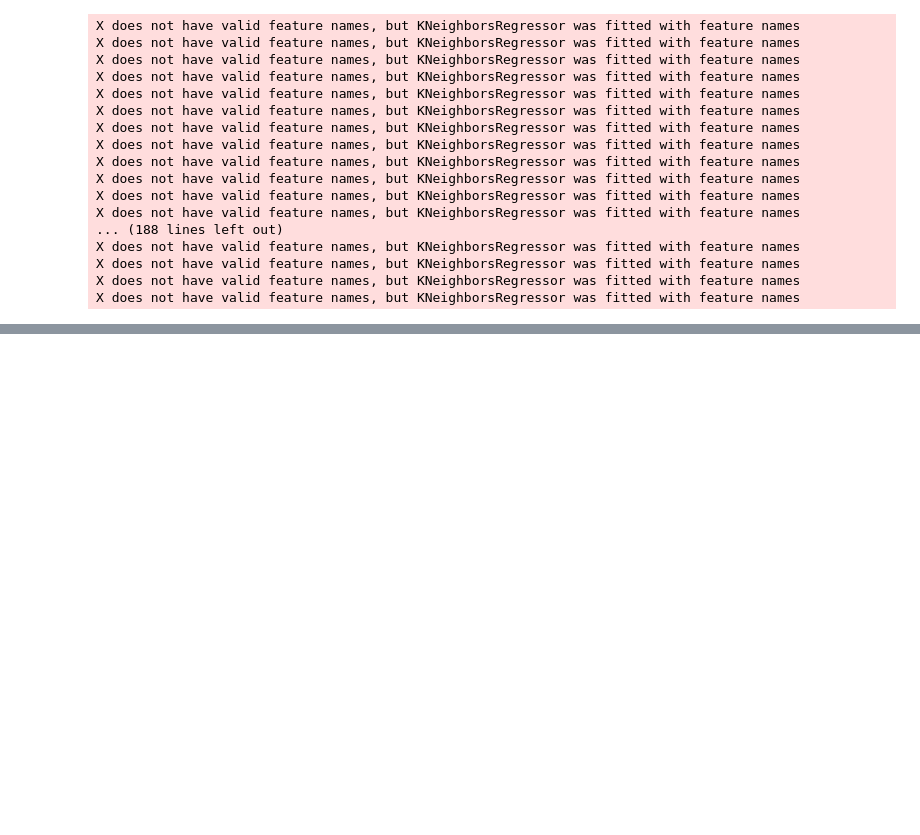
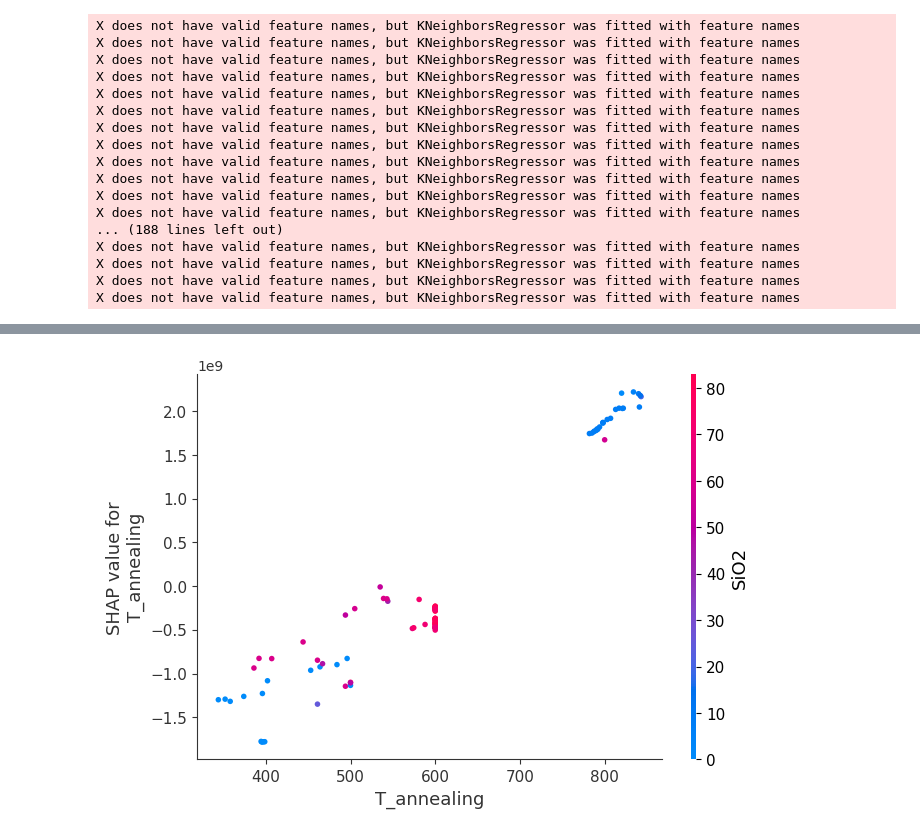
Before and after one commit to sahuboi/hardness-prediction-using-extra-parameters, a Jupyter notebook: AI_project.ipynb, the cells around one changed output, grey strips where cells are left out. Drawn from its saved outputs; the diff is of its cells as text; code cells hidden in the pictures; blank space fills up the shorter version.

```diff
--- a/AI_project.ipynb
+++ b/AI_project.ipynb
@@ -459,0 +455,4 @@ No data for colormapping provided via 'c'. Parameters 'vmin', 'vmax' will be ign
+# %%
+shap.dependence_plot('T_annealing', shap_values, X)
+# %% [output]
+[figure, added]
```
Also changed, not shown: parts of 19 cells of this notebook.
